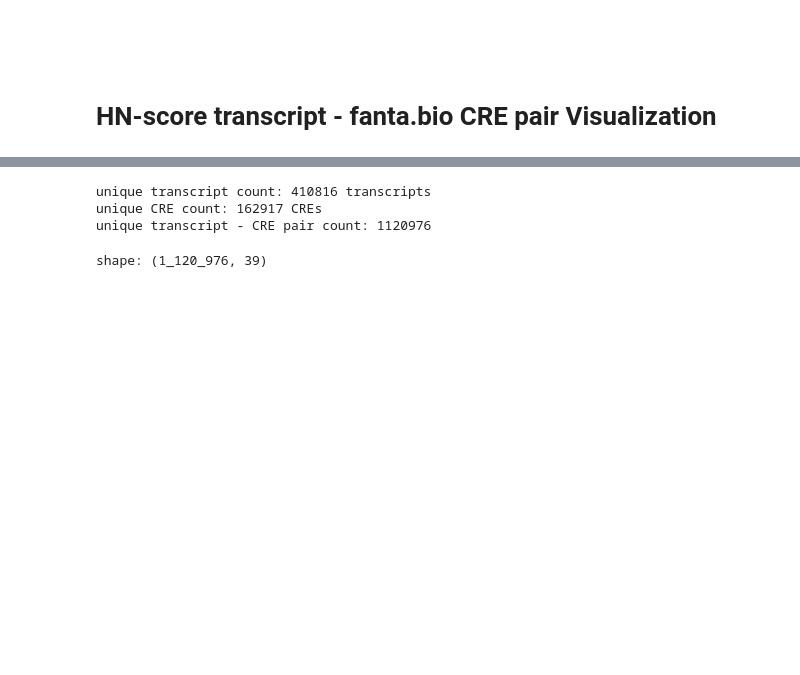
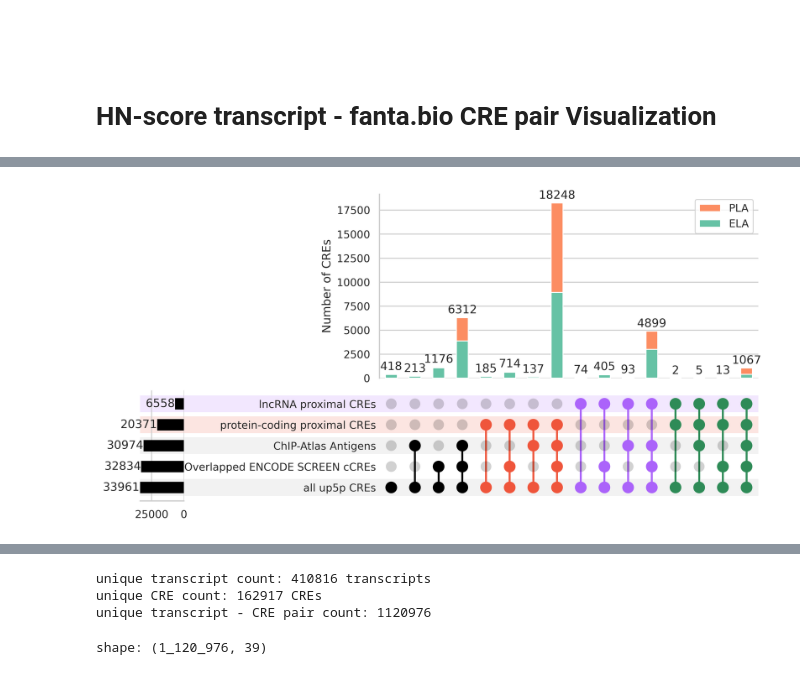
Before and after one commit to yonesora56/HS_human_ncRNA, a Jupyter notebook: notebooks/09_visualization/09_03_HNscore_transcript_fantabio_viz.ipynb, the cells around one changed output, grey strips where cells are left out. Cells and saved outputs as stored; diff of their text form; code cells hidden in the pictures; blank space fills up the shorter version.

```diff
--- a/notebooks/09_visualization/09_03_HNscore_transcript_fantabio_viz.ipynb
+++ b/notebooks/09_visualization/09_03_HNscore_transcript_fantabio_viz.ipynb
@@ -27,0 +270,72 @@ Execute Date: 261025
+# %%
+class_order = ["ELA", "PLA"]
+# Hex strings: RGB tuples break CategoricalIndex.map inside add_stacked_bars.
+palette = dict(
+    zip(class_order, sns.color_palette("Set2", n_colors=len(class_order)).as_hex())
+)
+
+membership = up5p_upset_data.index.to_frame(index=False)
+
+# Block order, left to right: neither, protein-coding only, lncRNA only, both.
+# Inside each block, subsets with fewer categories come first.
+# 交差する集合の列を指定する
+order_key = pd.DataFrame({
+    "block": (
+        membership["lncRNA proximal CREs"].astype(int) * 2
+        + membership["protein-coding proximal CREs"].astype(int)
+    ),
+    "degree": membership.sum(axis=1),
+})
+row_order = order_key.sort_values(["block", "degree"], kind="stable").index
+
+up5p_upset_data_sorted = up5p_upset_data.iloc[row_order]
+
+up5p_upset_plot = UpSet(
+    up5p_upset_data_sorted,
+    orientation='horizontal',
+    show_counts="{:d}",
+    subset_size='count',
+    include_empty_subsets = False,
+    sort_by="input",  # intersections follow the row order of up5p_upset_data_sorted
+    sort_categories_by = "-input", # up5p_cre_contents で指定した順序に従って可視化
+    intersection_plot_elements=0,
+)
+
+up5p_upset_plot.add_stacked_bars(
+    by="fantabio_cre_class",
+    colors=palette,
+    title="Number of CREs",
+    elements=8,
+)
+
+# Row shading for each transcript-type category, matching 09_02 colors.
+# Low alpha keeps the matrix dots readable on top of the shading.
+up5p_upset_plot.style_categories(
+    "lncRNA proximal CREs",
+    shading_facecolor=to_rgba("#AB63FA", alpha=0.15),
+)
+up5p_upset_plot.style_categories(
+    "protein-coding proximal CREs",
+    shading_facecolor=to_rgba("#EF553B", alpha=0.15),
+)
+
+up5p_upset_plot.style_subsets(
+    present=["lncRNA proximal CREs"],
+    # absent="protein-coding proximal CREs",
+    facecolor="#AB63FA",
+)
+
+up5p_upset_plot.style_subsets(
+    present=["protein-coding proximal CREs"],
+    facecolor="#EF553B",
+)
+
+up5p_upset_plot.style_subsets(
+    present=["lncRNA proximal CREs", "protein-coding proximal CREs"],
+    facecolor="seagreen",
+)
+
+fig = plt.figure(figsize=(14, 8), dpi=500)
+up5p_upset_plot.plot(fig=fig)
+plt.show()
+# %% [output]
@@ -27,0 +359 @@ Execute Date: 261025
+[figure, added]
```
Also changed, not shown: parts of 49 cells of this notebook, 54 other files.
